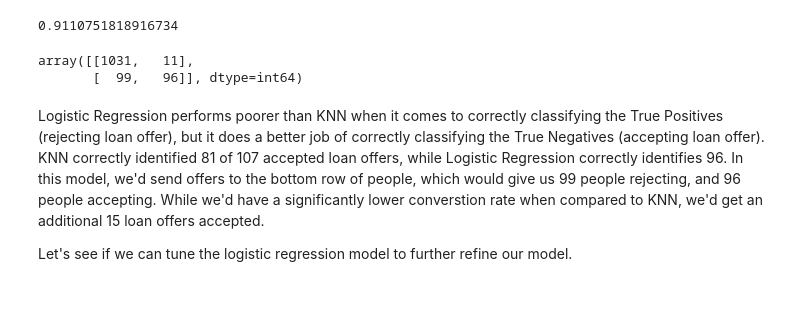
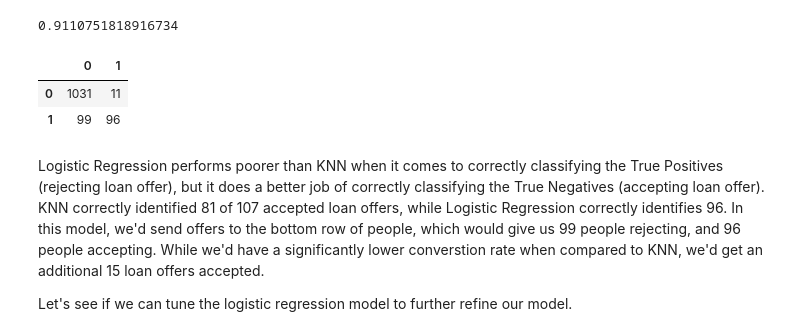
Before and after one commit to bdrau90/Capstone_3, a Jupyter notebook: capstone_3_modeling.ipynb, the cells around one changed output. Cells and saved outputs as stored; diff of their text form; code cells hidden in the pictures; blank space fills up the shorter version.

```diff
--- a/capstone_3_modeling.ipynb
+++ b/capstone_3_modeling.ipynb
@@ -166,10 +170,12 @@ clf.score(X_test, y_test)
 0.9110751818916734
 # %%
 y_log_pred = clf.predict(X_test)
-cm(y_log_pred, y_test)
+confusion_matrix = cm(y_log_pred, y_test)
+pd.DataFrame(confusion_matrix, columns = ['0','1'], index = ['0','1'])
 # %% [output]
-array([[1031,   11],
-       [  99,   96]], dtype=int64)
+|  | 0 | 1 |
+| 0 | 1031 | 11 |
+| 1 | 99 | 96 |
 # %% [markdown]
 Logistic Regression performs poorer than KNN when it comes to correctly classifying the True Positives (rejecting loan offer), but it does a better job of correctly classifying the True Negatives (accepting loan offer). KNN correctly identified 81 of 107 accepted loan offers, while Logistic Regression correctly identifies 96. In this model, we'd send offers to the bottom row of people, which would give us 99 people rejecting, and 96 people accepting. While we'd have a significantly lower converstion rate when compared to KNN, we'd get an additional 15 loan offers accepted. <br>
 
```
Also changed, not shown: parts of 6 cells of this notebook.
